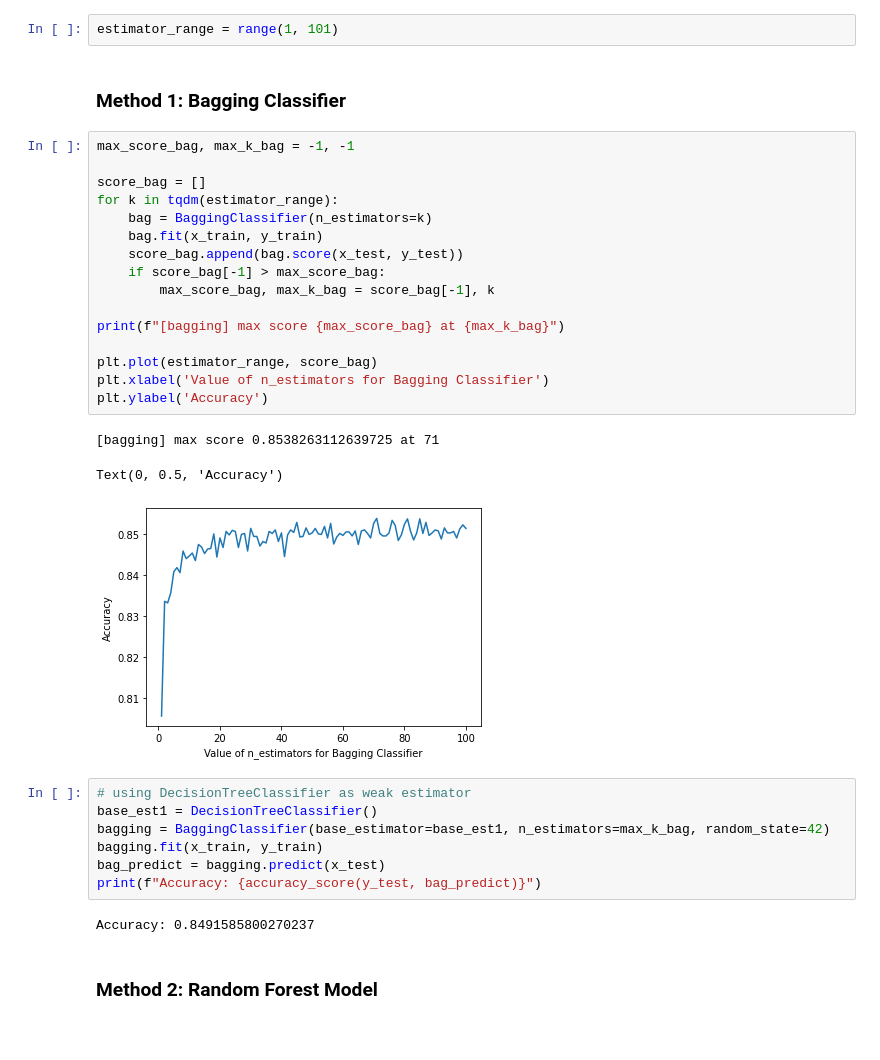
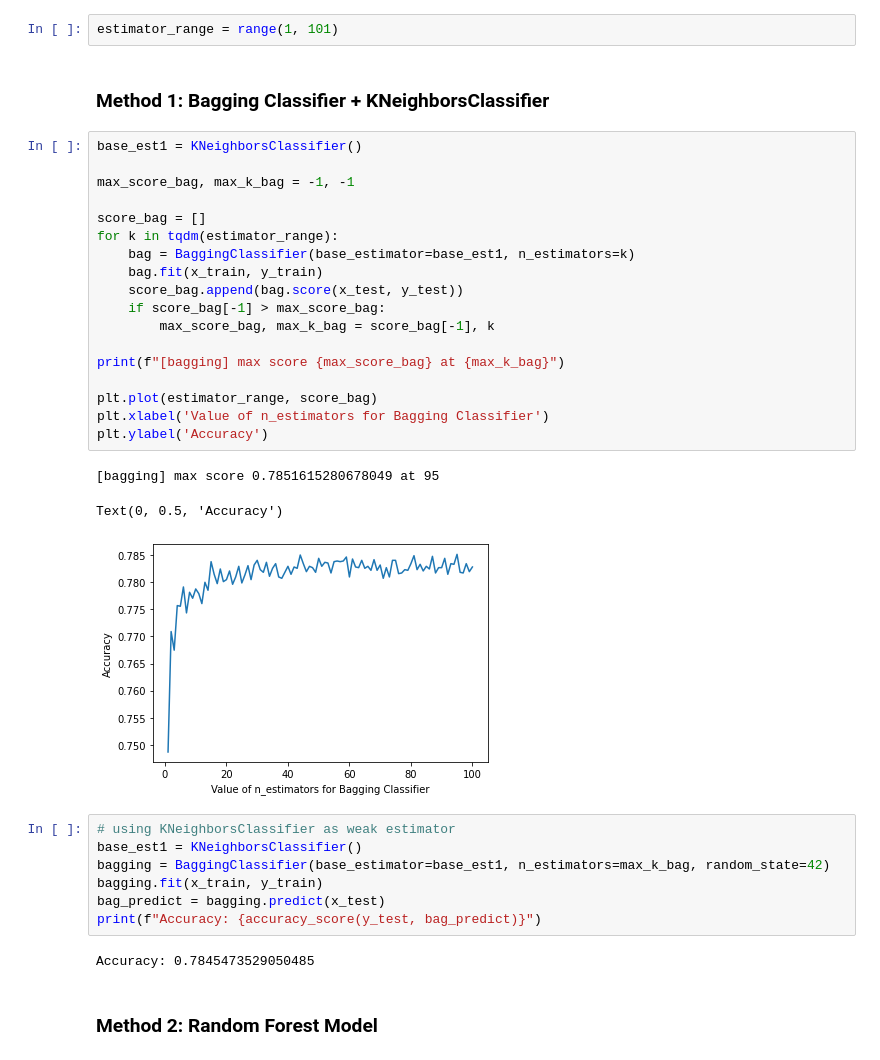
Before and after one commit to aitay721822/salary-prediction-classfication-pratice, a Jupyter notebook: classification_salary-predict.ipynb, the cells around one changed output. Saved outputs shown, nothing was run; the diff lists cells and outputs as text.

Commit message:
update: method 1: knn+bagging

```diff
--- a/classfication_salary-predict.ipynb
+++ b/classification_salary-predict.ipynb
@@ -181,36 +182,38 @@ baseline Acc: 0.7589976661343816
 # %%
 estimator_range = range(1, 101)
 # %% [markdown]
-### Method 1: Bagging Classifier
+### Method 1: Bagging Classifier + KNeighborsClassifier
 # %%
+base_est1 = KNeighborsClassifier()
+
 max_score_bag, max_k_bag = -1, -1
 
 score_bag = []
 for k in tqdm(estimator_range):
-    bag = BaggingClassifier(n_estimators=k)
+    bag = BaggingClassifier(base_estimator=base_est1, n_estimators=k)
     bag.fit(x_train, y_train)
     score_bag.append(bag.score(x_test, y_test))
     if score_bag[-1] > max_score_bag:
         max_score_bag, max_k_bag = score_bag[-1], k
 
 print(f"[bagging] max score {max_score_bag} at {max_k_bag}")
 
 plt.plot(estimator_range, score_bag)
 plt.xlabel('Value of n_estimators for Bagging Classifier')
 plt.ylabel('Accuracy')
 # %% [output]
-[bagging] max score 0.8538263112639725 at 71
+[bagging] max score 0.7851615280678049 at 95
 Text(0, 0.5, 'Accuracy')
-[figure, old version]
+[figure, new version]
 # %%
-# using DecisionTreeClassifier as weak estimator
-base_est1 = DecisionTreeClassifier()
+# using KNeighborsClassifier as weak estimator
+base_est1 = KNeighborsClassifier()
 bagging = BaggingClassifier(base_estimator=base_est1, n_estimators=max_k_bag, random_state=42)
 bagging.fit(x_train, y_train)
 bag_predict = bagging.predict(x_test)
 print(f"Accuracy: {accuracy_score(y_test, bag_predict)}")
 # %% [output]
-Accuracy: 0.8491585800270237
+Accuracy: 0.7845473529050485
 # %% [markdown]
 ### Method 2: Random Forest Model
 # %%
```
Also changed, not shown: parts of 8 cells of this notebook.
